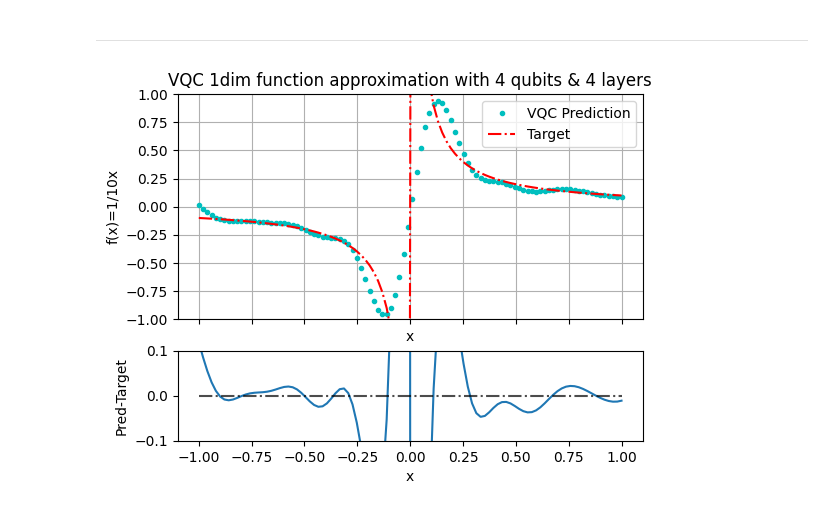
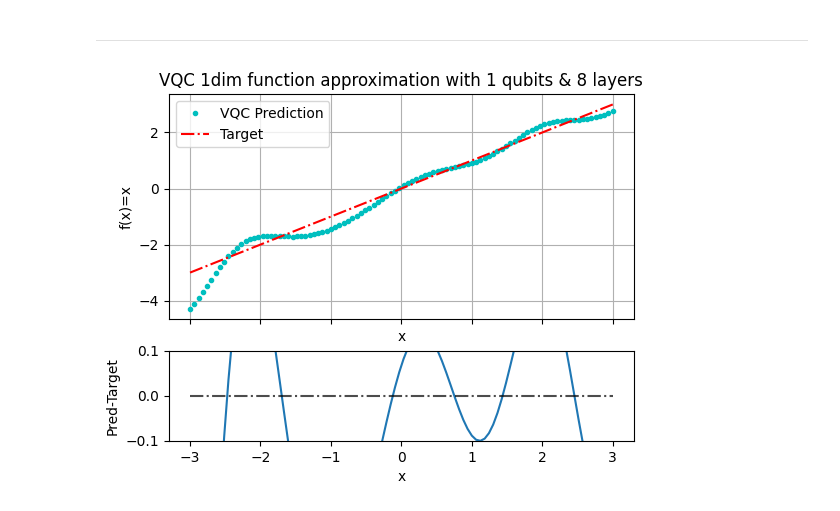
Before and after one commit to HeechanYi/IonQ2024-_Spring_Mentoring, a Jupyter notebook: HC/1dim_FunctionApproximation.ipynb, the cells around one changed output. Saved outputs shown, nothing was run; the diff lists cells and outputs as text; code cells hidden in the pictures.

```diff
--- a/HC/1dim_FunctionApproximation.ipynb
+++ b/HC/1dim_FunctionApproximation.ipynb
@@ -17,7 +17,7 @@ def Line(samples):
     ydata = []
 
     for i in range(samples):
-        x = np.random.uniform(-1, 1)
+        x = np.random.uniform(-5, 5)
         y = x
 
         xdata.append(x)
@@ -32,8 +32,8 @@ def Exp(samples):
     ydata = []
 
     for i in range(samples):
-        x = np.random.uniform(-1, 1)
-        y = np.exp(x-1)
+        x = np.random.uniform(-5, 5)
+        y = np.exp(x)
 
         xdata.append(x)
         ydata.append(y)
@@ -65,7 +65,7 @@ def Square(samples):
     ydata = []
 
     for i in range(samples):
-        x = np.random.uniform(-1, 1)
+        x = np.random.uniform(-2, 2)
         y = x**2
 
         xdata.append(x)
@@ -161,7 +156,7 @@ def cost_function(params, xdata, num_qubits, num_layers, ydata):
     loss = 0.0
 
     for i in range(len(xdata)):
-        pred = VQC_Model(params, xdata[i], num_qubits, num_layers)
+        pred = 10 * VQC_Model(params, xdata[i], num_qubits, num_layers)
         loss += ((pred - ydata[i]))**2
 
     return loss / len(xdata)
@@ -173,7 +168,7 @@ def model_running(params, xdata, num_qubits, num_layers):
     prediction = []
 
     for i in range(len(xdata)):
-        pred = VQC_Model(params, xdata[i], num_qubits, num_layers)
+        pred = 10 * VQC_Model(params, xdata[i], num_qubits, num_layers)
         prediction.append(pred)
 
     return np.array(prediction)
@@ -201,17 +196,16 @@ def iterate_minibatches(inputs, targets, batch_size):
 -----
 # %%
 ### Preparing datas
-train_data, train_target = Inverse(50)
-test_data, test_target = Inverse(100)
+train_data, train_target = Line(50)
+test_data, test_target = Line(100)
 
 # Ansatz Setting
-num_qubits = 4
-num_layers = 4
+num_qubits = 1
+num_layers = 8
 
 # Trainnig option settings
-epochs = 100
-batch_size = 10
-lr = 0.007
+epochs = 250
+lr = 0.003
 
 # Using the Optimizer
 opt = AdamOptimizer(lr)                 ### Adam Optimizer
@@ -244,8 +238,7 @@ print(
 )
 
 for it in range(epochs):
-    for Xbatch, ybatch in iterate_minibatches(train_data, train_target, batch_size=batch_size):
-        params, _, _, _, _ = opt.step(cost_function, params, Xbatch, num_qubits, num_layers, ybatch)
+    params, _, _, _, _ = opt.step(cost_function, params, train_data, num_qubits, num_layers, train_target)
 
     pred_train = model_running(params, train_data, num_qubits, num_layers)
     ratio_train, score_train = accuracy(pred_train, train_target)
@@ -348,31 +338,30 @@ plt.show()
 # %% [markdown]
 -----
 # %%
-xlin = np.linspace(-1,1,100)
+xlin = np.linspace(-3,3,100)
 approxi = model_running(params, xlin, num_qubits, num_layers)
 
 
 fig, axis = plt.subplots(
     2, 1, sharex=True, figsize=(6, 6 * 6 / 8), gridspec_kw={"height_ratios": [5, 2]}
 )
 axis[0].set_title(f"VQC 1dim function approximation with {num_qubits} qubits & {num_layers} layers")
 axis[0].plot(xlin, approxi, 'c.',label = "VQC Prediction")
-axis[0].plot(xlin, 1 / (10*xlin), 'r-.' ,label = "Target")
+axis[0].plot(xlin, xlin, 'r-.' ,label = "Target")
 axis[0].legend()
-axis[0].set_ylim(-1,1)
 axis[0].grid(True)
 axis[0].set_xlabel('x')
-axis[0].set_ylabel('f(x)=1/10x')
+axis[0].set_ylabel('f(x)=x')
 
 
-axis[1].plot(xlin, (approxi-(1 / (10*xlin))), label = 'difference')
-axis[1].hlines(0, -1, 1, color="black", alpha=0.7, ls="-.", lw=1.5)
+axis[1].plot(xlin, approxi-xlin, label = 'difference')
+axis[1].hlines(0, -3, 3, color="black", alpha=0.7, ls="-.", lw=1.5)
 axis[1].set_ylim(-0.1,0.1)
 axis[1].set_ylabel("Pred-Target")
 axis[1].set_xlabel('x')
 axis[1].grid(False)
 
 
 plt.show()
 # %% [output]
-[figure, old version]
+[figure, new version]
```
Also changed, not shown: parts of 5 cells of this notebook, 7 other files.
